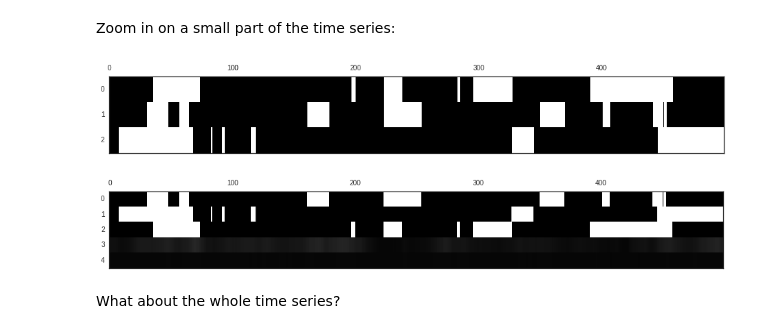
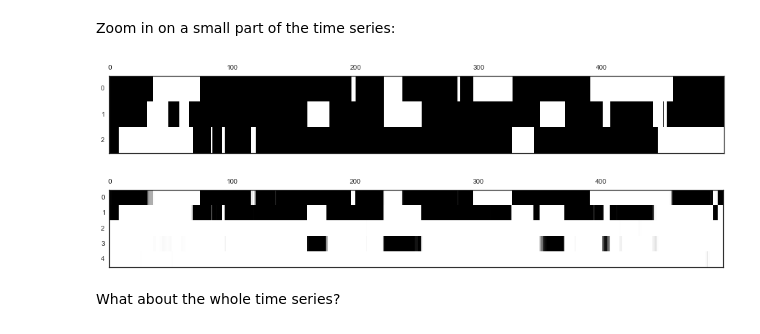
Before and after one commit to pearsonlab/spiketopics, a Jupyter notebook: lognormal_model_integration_test.ipynb, the cells around one changed output. Cells and saved outputs as stored; diff of their text form; code cells hidden in the pictures.

```diff
--- a/lognormal_model_integration_test.ipynb
+++ b/lognormal_model_integration_test.ipynb
@@ -367,6 +368,11 @@ reg_dict.update({'post_shape': a_mat, 'post_rate': b_mat})
+# %%
+# firing rate effects for latents
+frd = ({'post_mean': np.random.randn(U, R), 'post_prec': 10 * np.ones((U, R)),
+        'post_prec_shape': np.ones(R), 'post_prec_rate': 0.2 * np.ones(R)})
+reg_dict.update(frd)
 # %%
 # overdispersion
-od_dict.update({'post_shape': np.ones((M,)), 'post_rate': np.ones((M,))})
+od_dict.update({'post_mean': 0.5 * np.random.randn(M), 'post_prec': 100 * np.ones((M,))})
 # %% [markdown]
 # Do inference with random restarts:
 # %%
@@ -375,19 +381,19 @@ numstarts = 1
 fitobjs = []
 Lvals = []
 for idx in xrange(numstarts):
-    gpm = gp.GammaModel(df, K)
-    gpm.initialize_baseline(**jitter_inits(baseline_dict, 0.25))
-    gpm.initialize_fr_latents(**jitter_inits(fr_latent_dict, 0.25))
-    gpm.initialize_latents(**jitter_inits(latent_dict, 0.05))
-    gpm.initialize_fr_regressors(**jitter_inits(reg_dict, 0.05))
+    lnm = ln.LogNormalModel(df, K)
+    lnm.initialize_baseline(**jitter_inits(baseline_dict, 0.25))
+    lnm.initialize_fr_latents(**jitter_inits(fr_latent_dict, 0.25))
+    lnm.initialize_latents(**jitter_inits(latent_dict, 0.05))
+    lnm.initialize_fr_regressors(**jitter_inits(reg_dict, 0.05))
     if overdisp:
-        gpm.initialize_overdispersion(**jitter_inits(od_dict, 0.25))
-    gpm.finalize()
+        lnm.initialize_overdispersion(**jitter_inits(od_dict, 0.25))
+    lnm.finalize()
 
     print "Start {} -----------------------".format(idx)
-    %time gpm.do_inference(tol=1e-4, verbosity=2)
-    print "Final L = {}".format(gpm.L())
-    Lvals.append(gpm.L())
-    fitobjs.append(gpm)
+    %time lnm.do_inference(tol=1e-4, verbosity=2)
+    print "Final L = {}".format(lnm.L())
+    Lvals.append(lnm.L())
+    fitobjs.append(lnm)
 # %% [output]
 Start 0 -----------------------
@@ -410,7 +416,7 @@ chain 1: updated firing rate effects: L = -542144.801656
 # %%
 # pick out best fit
 bestind = np.argmax(Lvals)
-gpm = fitobjs[bestind]
+lnm = fitobjs[bestind]
 del fitobjs  # to save memory
 # %% [markdown]
 # Check results
@@ -421,11 +427,11 @@ Zoom in on a small part of the time series:
 # %%
 Trng = (500, 1000)
 matshow(chain.T[:, slice(*Trng)], vmin=0, vmax=1);
-xi = gpm.nodes['HMM'].nodes['z'].z[1]
+xi = lnm.nodes['HMM'].nodes['z'].z[1]
 matshow(xi.T[:, slice(*Trng)], vmin=0, vmax=1);
 # %% [output]
 [figure]
-[figure, old version]
+[figure, new version]
 # %% [markdown]
 What about the whole time series?
 # %%
```
Also changed, not shown: parts of 29 cells of this notebook.
